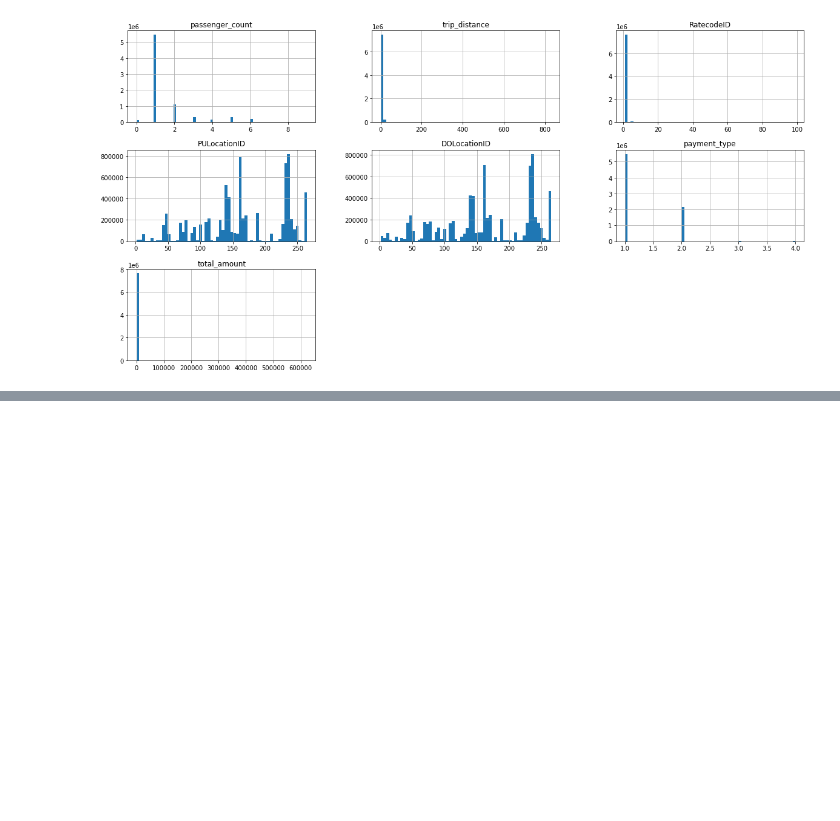
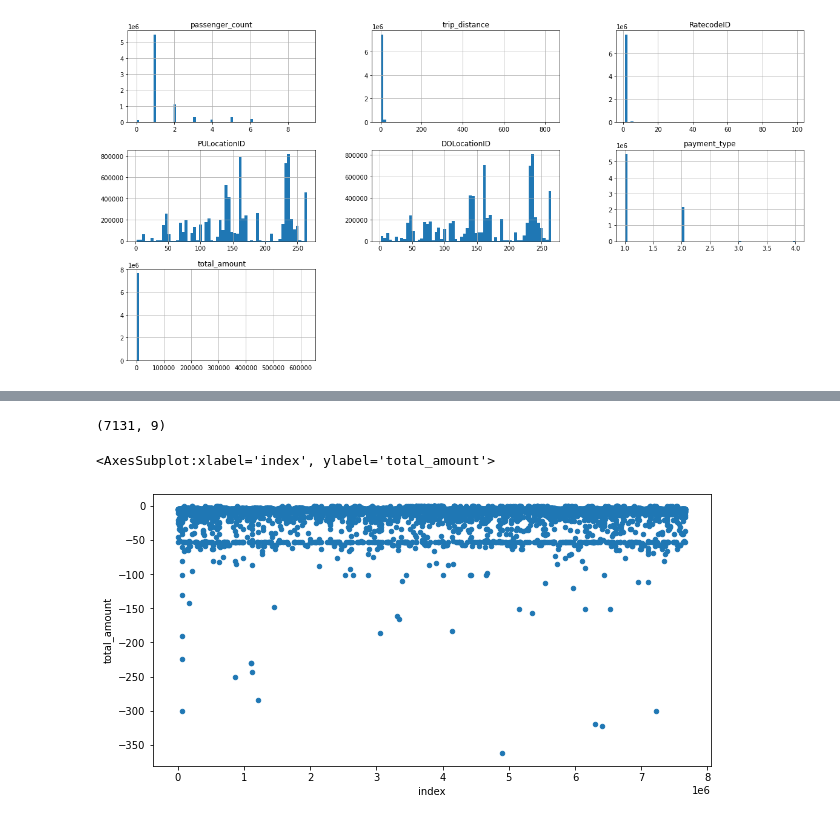
Before and after one commit to Mardi38/Taxi, a Jupyter notebook: Taxi Presentable nb July 2 22.ipynb, the cells around one changed output, grey strips where cells are left out. Saved outputs shown, nothing was run; the diff lists cells and outputs as text; code cells hidden in the pictures; blank space fills up the shorter version.

```diff
--- a/Taxi Presentable nb July 2 22.ipynb
+++ b/Taxi Presentable nb July 2 22.ipynb
@@ -110,0 +157,10 @@ array([[<AxesSubplot:title={'center':'passenger_count'}>,
+# %%
+#let's take a closer look at all the values that are negative.
+print(taxi_data[taxi_data['total_amount']<0].shape)
+taxi_data[taxi_data['total_amount']<0].reset_index().plot(kind='scatter', y='total_amount', x='index', figsize=(10,5))
+
+#There are only 7131 instances. In the scope of 7 million data points, deleting 7K should be ok.
+# %% [output]
+(7131, 9)
+<AxesSubplot:xlabel='index', ylabel='total_amount'>
+[figure, added]
```
Also changed, not shown: parts of 14 cells of this notebook.
